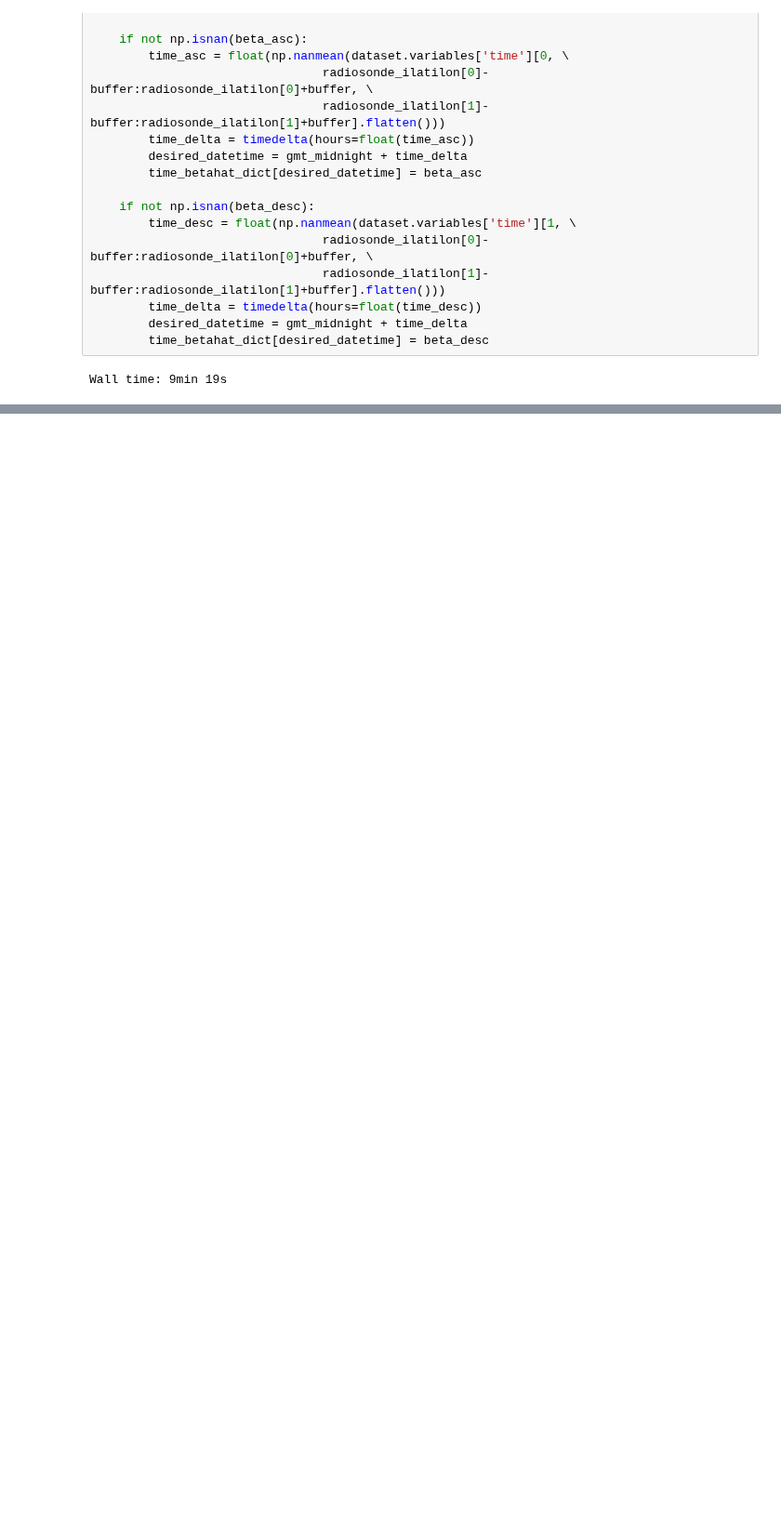
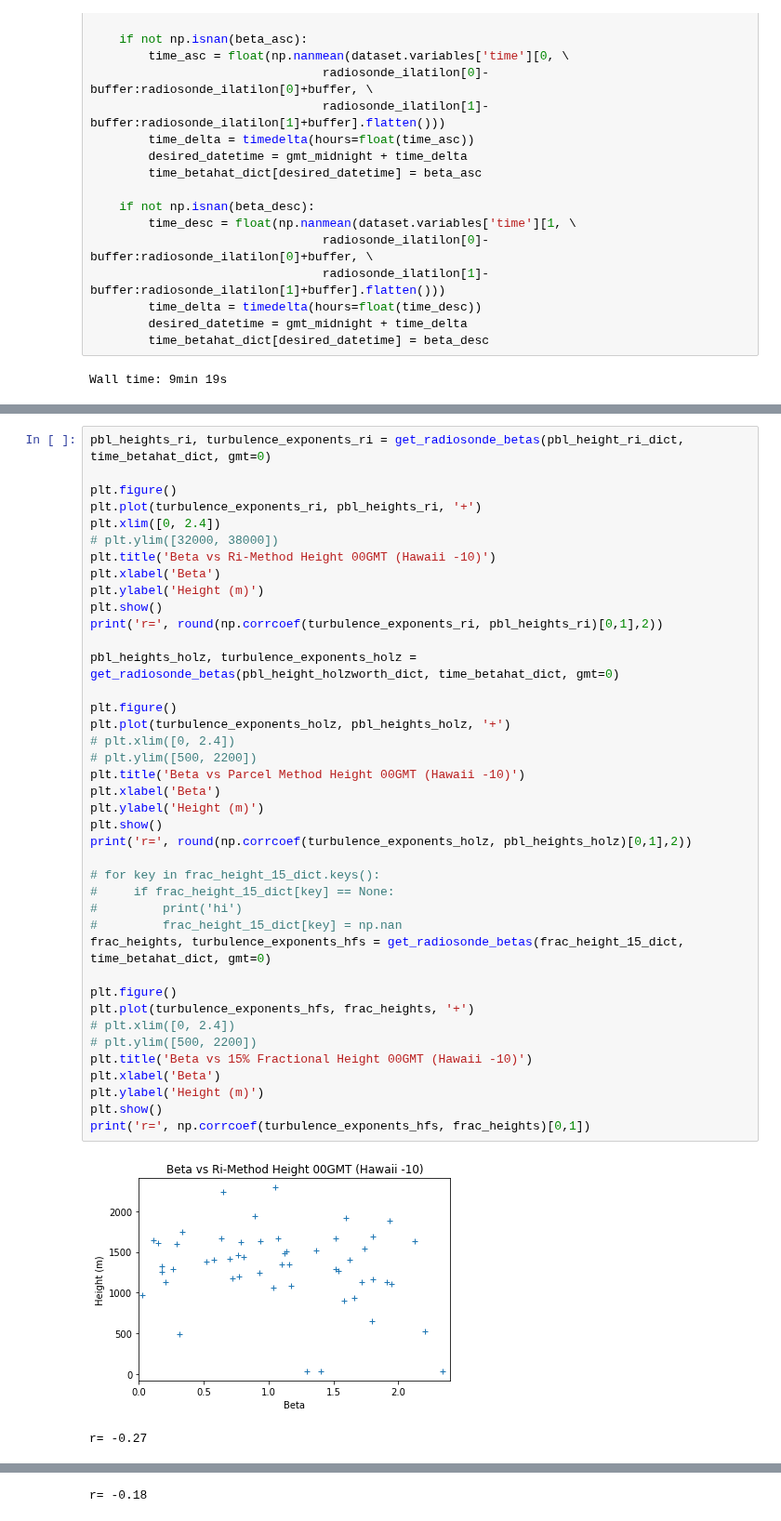
Before and after one commit to itsangelaatum/pbl_estimation, a Jupyter notebook: tse_radiosonde.ipynb, the cells around one changed output, grey strips where cells are left out. Shown at 93% size. Drawn from its saved outputs; the diff is of its cells as text; blank space fills up the shorter version.

```diff
--- a/tse_radiosonde.ipynb
+++ b/tse_radiosonde.ipynb
@@ -179,0 +175,43 @@ def get_radiosonde_betas(time_radiosonde_dict, time_betahat_dict, max_timedelta_
+# %%
+pbl_heights_ri, turbulence_exponents_ri = get_radiosonde_betas(pbl_height_ri_dict, time_betahat_dict, gmt=0)
+
+plt.figure()
+plt.plot(turbulence_exponents_ri, pbl_heights_ri, '+')
+plt.xlim([0, 2.4])
+# plt.ylim([32000, 38000])
+plt.title('Beta vs Ri-Method Height 00GMT (Hawaii -10)')
+plt.xlabel('Beta')
+plt.ylabel('Height (m)')
+plt.show()
+print('r=', round(np.corrcoef(turbulence_exponents_ri, pbl_heights_ri)[0,1],2))
+
+pbl_heights_holz, turbulence_exponents_holz = get_radiosonde_betas(pbl_height_holzworth_dict, time_betahat_dict, gmt=0)
+
+plt.figure()
+plt.plot(turbulence_exponents_holz, pbl_heights_holz, '+')
+# plt.xlim([0, 2.4])
+# plt.ylim([500, 2200])
+plt.title('Beta vs Parcel Method Height 00GMT (Hawaii -10)')
+plt.xlabel('Beta')
+plt.ylabel('Height (m)')
+plt.show()
+print('r=', round(np.corrcoef(turbulence_exponents_holz, pbl_heights_holz)[0,1],2))
+
+# for key in frac_height_15_dict.keys():
+#     if frac_height_15_dict[key] == None:
+#         print('hi')
+#         frac_height_15_dict[key] = np.nan
+frac_heights, turbulence_exponents_hfs = get_radiosonde_betas(frac_height_15_dict, time_betahat_dict, gmt=0)
+
+plt.figure()
+plt.plot(turbulence_exponents_hfs, frac_heights, '+')
+# plt.xlim([0, 2.4])
+# plt.ylim([500, 2200])
+plt.title('Beta vs 15% Fractional Height 00GMT (Hawaii -10)')
+plt.xlabel('Beta')
+plt.ylabel('Height (m)')
+plt.show()
+print('r=', np.corrcoef(turbulence_exponents_hfs, frac_heights)[0,1])
+# %% [output]
+[figure, added]
+r= -0.27
@@ -179,0 +219 @@ def get_radiosonde_betas(time_radiosonde_dict, time_betahat_dict, max_timedelta_
+r= -0.18
```
Also changed, not shown: parts of 28 cells of this notebook, 1 other file.
